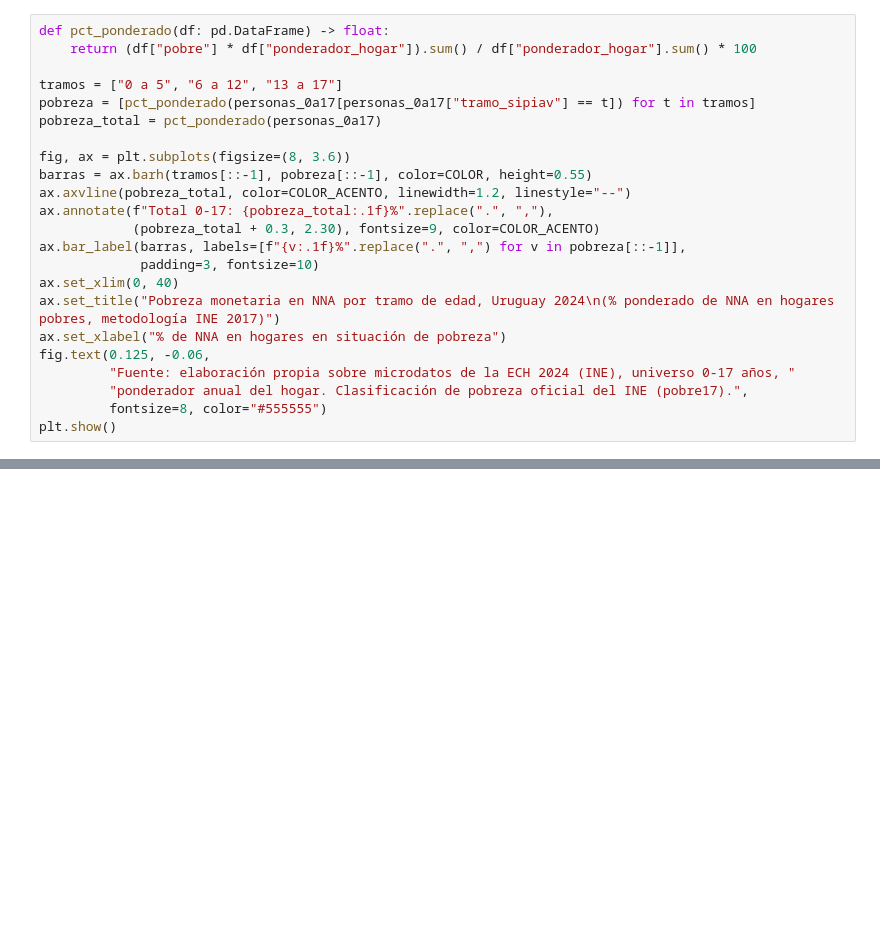
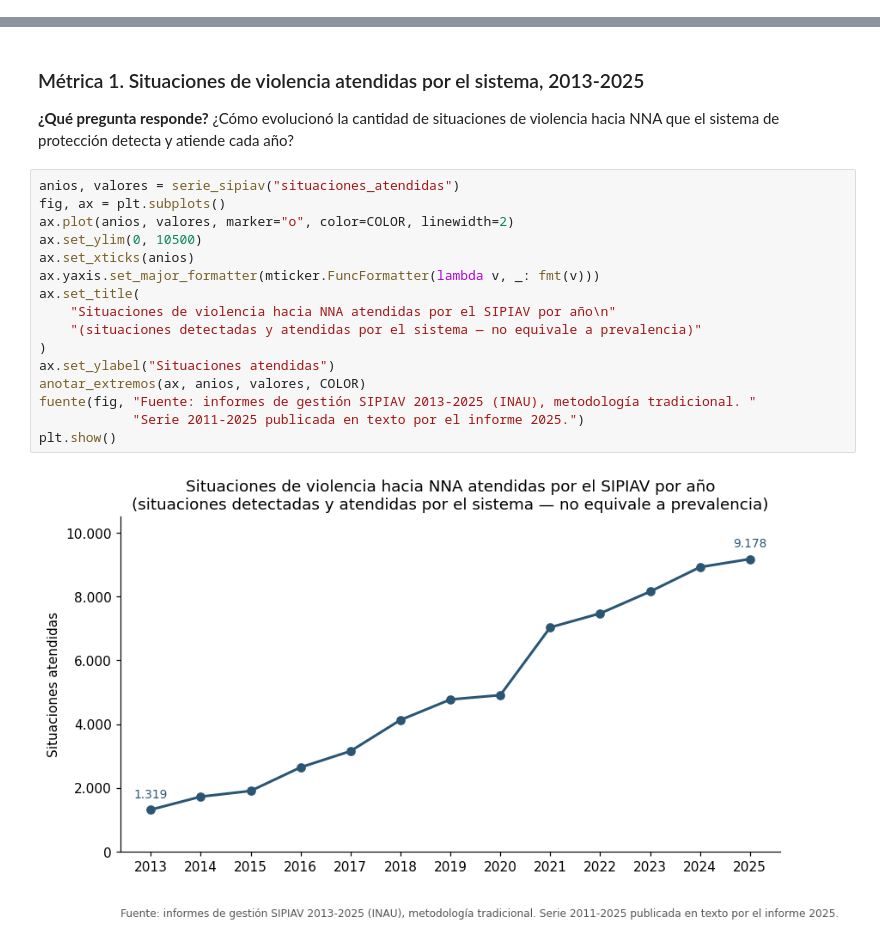
Before and after one commit to MCornesLucas/agente-politicas-sociales, a Jupyter notebook: notebooks/informe_piloto.ipynb, the cells around one changed output, grey strips where cells are left out. Drawn from its saved outputs; the diff is of its cells as text; blank space fills up the shorter version.

```diff
--- a/notebooks/informe_piloto.ipynb
+++ b/notebooks/informe_piloto.ipynb
@@ -296,23 +0,0 @@ situación de pobreza, y afecta por igual a todas las edades?
-# %%
-def pct_ponderado(df: pd.DataFrame) -> float:
-    return (df["pobre"] * df["ponderador_hogar"]).sum() / df["ponderador_hogar"].sum() * 100
-
-tramos = ["0 a 5", "6 a 12", "13 a 17"]
-pobreza = [pct_ponderado(personas_0a17[personas_0a17["tramo_sipiav"] == t]) for t in tramos]
-pobreza_total = pct_ponderado(personas_0a17)
-
-fig, ax = plt.subplots(figsize=(8, 3.6))
-barras = ax.barh(tramos[::-1], pobreza[::-1], color=COLOR, height=0.55)
-ax.axvline(pobreza_total, color=COLOR_ACENTO, linewidth=1.2, linestyle="--")
-ax.annotate(f"Total 0-17: {pobreza_total:.1f}%".replace(".", ","),
-            (pobreza_total + 0.3, 2.30), fontsize=9, color=COLOR_ACENTO)
-ax.bar_label(barras, labels=[f"{v:.1f}%".replace(".", ",") for v in pobreza[::-1]],
-             padding=3, fontsize=10)
-ax.set_xlim(0, 40)
-ax.set_title("Pobreza monetaria en NNA por tramo de edad, Uruguay 2024\n(% ponderado de NNA en hogares pobres, metodología INE 2017)")
-ax.set_xlabel("% de NNA en hogares en situación de pobreza")
-fig.text(0.125, -0.06,
-         "Fuente: elaboración propia sobre microdatos de la ECH 2024 (INE), universo 0-17 años, "
-         "ponderador anual del hogar. Clasificación de pobreza oficial del INE (pobre17).",
-         fontsize=8, color="#555555")
-plt.show()
@@ -424,0 +134,24 @@ en `docs/BIBLIOGRAFIA.md`.*
+# %% [markdown]
+### Métrica 1. Situaciones de violencia atendidas por el sistema, 2013-2025
+
+**¿Qué pregunta responde?** ¿Cómo evolucionó la cantidad de situaciones
+de violencia hacia NNA que el sistema de protección detecta y atiende
+cada año?
+# %%
+anios, valores = serie_sipiav("situaciones_atendidas")
+fig, ax = plt.subplots()
+ax.plot(anios, valores, marker="o", color=COLOR, linewidth=2)
+ax.set_ylim(0, 10500)
+ax.set_xticks(anios)
+ax.yaxis.set_major_formatter(mticker.FuncFormatter(lambda v, _: fmt(v)))
+ax.set_title(
+    "Situaciones de violencia hacia NNA atendidas por el SIPIAV por año\n"
+    "(situaciones detectadas y atendidas por el sistema — no equivale a prevalencia)"
+)
+ax.set_ylabel("Situaciones atendidas")
+anotar_extremos(ax, anios, valores, COLOR)
+fuente(fig, "Fuente: informes de gestión SIPIAV 2013-2025 (INAU), metodología tradicional. "
+            "Serie 2011-2025 publicada en texto por el informe 2025.")
+plt.show()
+# %% [output]
+[figure, added]
```
Also changed, not shown: parts of 153 cells of this notebook, 8 other files.
